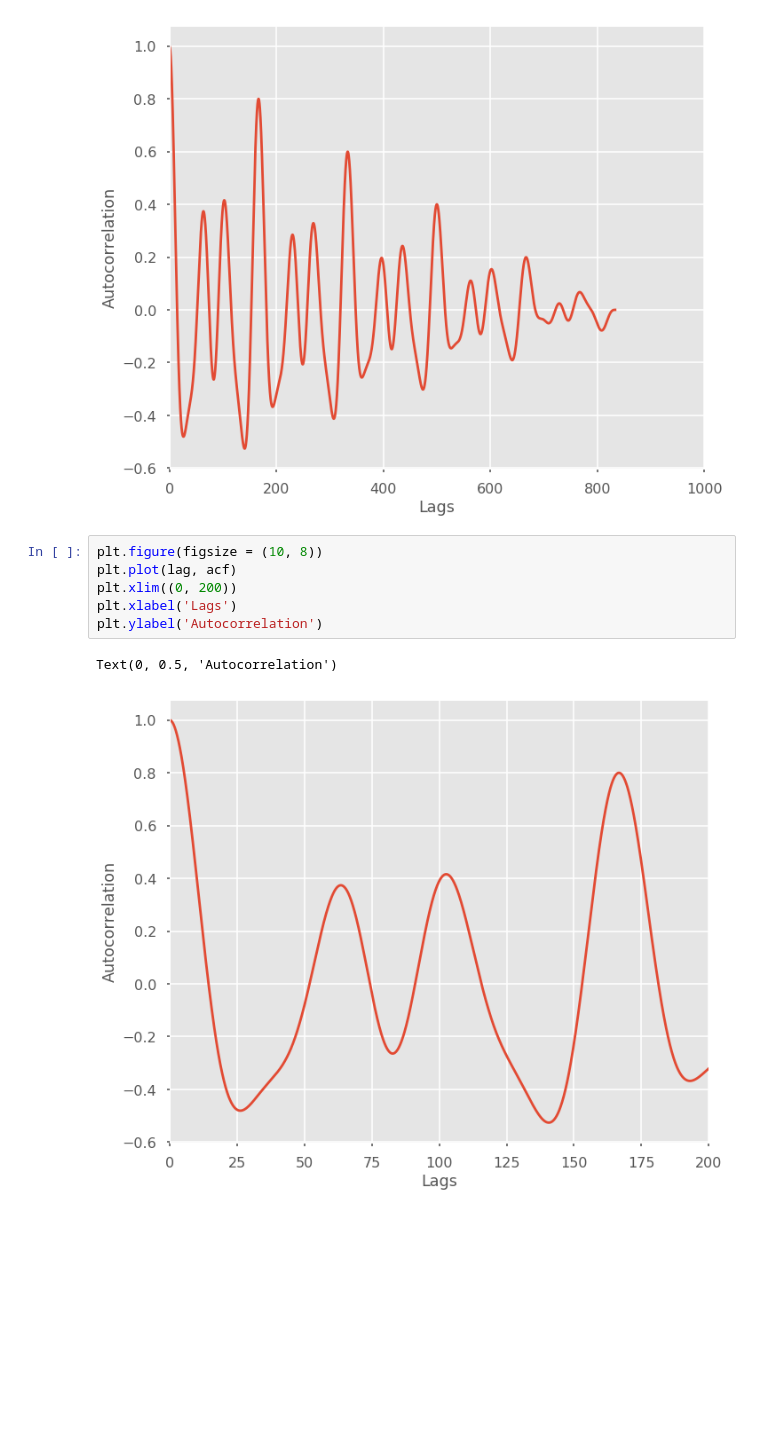
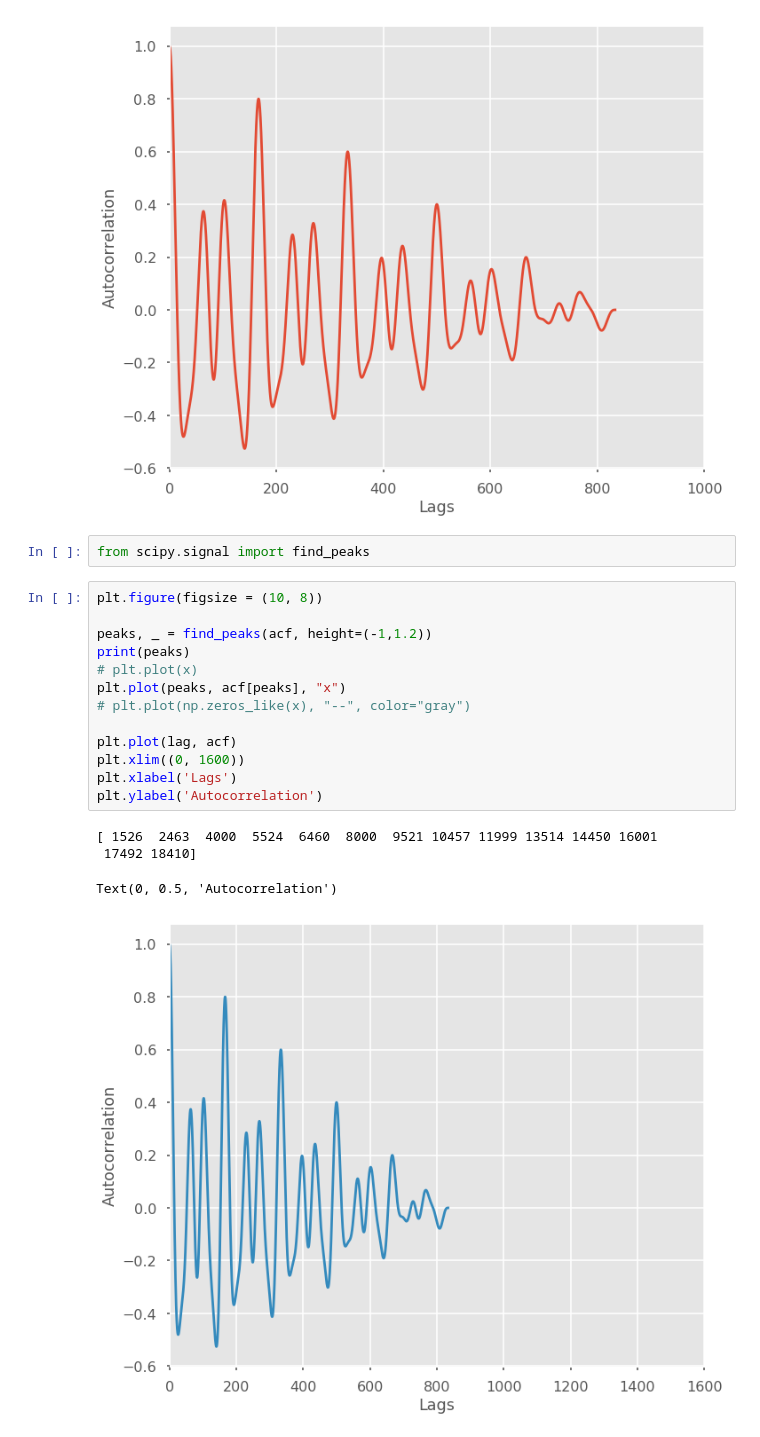
Before and after one commit to A-Gulati/Time_Series, a Jupyter notebook: notebooks/Counting cycles in time series data.ipynb, the cells around one changed output. Saved outputs shown, nothing was run; the diff lists cells and outputs as text; blank space fills up the shorter version.

```diff
--- a/notebooks/Counting cycles in time series data.ipynb
+++ b/notebooks/Counting cycles in time series data.ipynb
@@ -379,12 +380,23 @@ plt.ylabel('Autocorrelation')
 # %% [output]
 Text(0, 0.5, 'Autocorrelation')
 [figure]
+# %%
+from scipy.signal import find_peaks
 # %%
 plt.figure(figsize = (10, 8))
+
+peaks, _ = find_peaks(acf, height=(-1,1.2))
+print(peaks)
+# plt.plot(x)
+plt.plot(peaks, acf[peaks], "x")
+# plt.plot(np.zeros_like(x), "--", color="gray")
+
 plt.plot(lag, acf)
-plt.xlim((0, 200))
+plt.xlim((0, 1600))
 plt.xlabel('Lags')
 plt.ylabel('Autocorrelation')
 # %% [output]
-Text(0, 0.5, 'Autocorrelation')
+[ 1526  2463  4000  5524  6460  8000  9521 10457 11999 13514 14450 16001
+ 17492 18410]
+Text(0, 0.5, 'Autocorrelation')
-[figure, old version]
+[figure, new version]
```
Also changed, not shown: parts of 11 cells of this notebook.
